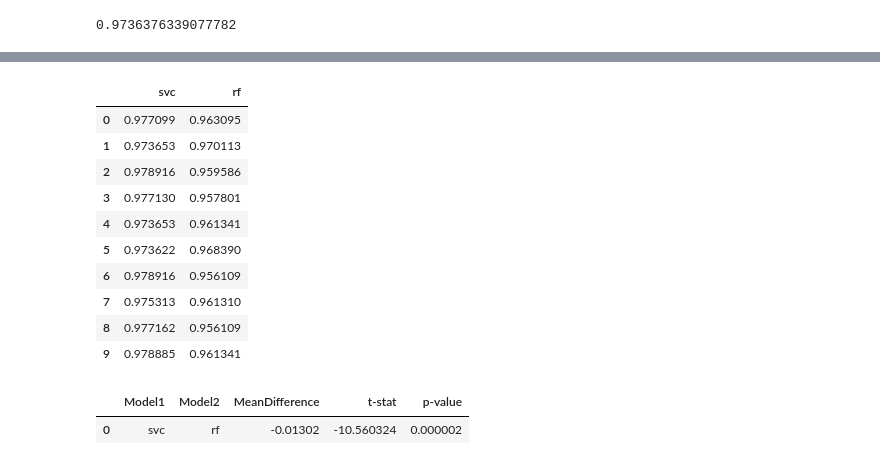
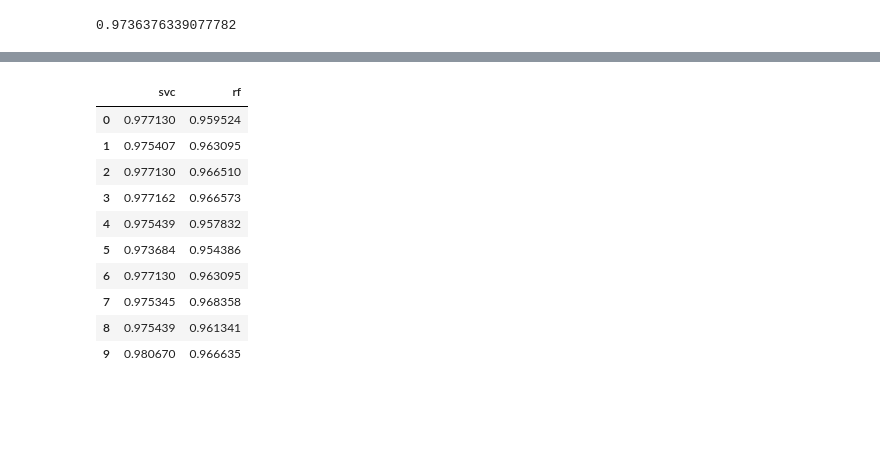
Before and after one commit to dsbowen/fast-automl, a Jupyter notebook: src/test.ipynb, the cells around one changed output, grey strips where cells are left out. Cells and saved outputs as stored; diff of their text form; code cells hidden in the pictures; blank space fills up the shorter version.

Commit message:
with moderation test

```diff
--- a/src/test.ipynb
+++ b/src/test.ipynb
@@ -107,8 +55,6 @@ def gen_score_plot(df):
 # %%
 %%time
 
-from sklearn.metrics import accuracy_score
-
-score_df = cv_test(estimators, X, y, accuracy_score, 10, 10, parallel=True)
+score_df, comparison_df = cv_test(estimators, X, y, accuracy_score, repeat=10, cv=10, parallel=True)
 score_df
 # %% [output]
@@ -117,17 +63,11 @@ Wall time: 11.8 s
 |  | svc | rf |
-| 0 | 0.977099 | 0.963095 |
-| 1 | 0.973653 | 0.970113 |
-| 2 | 0.978916 | 0.959586 |
-| 3 | 0.977130 | 0.957801 |
-| 4 | 0.973653 | 0.961341 |
-| 5 | 0.973622 | 0.968390 |
-| 6 | 0.978916 | 0.956109 |
-| 7 | 0.975313 | 0.961310 |
-| 8 | 0.977162 | 0.956109 |
-| 9 | 0.978885 | 0.961341 |
+| 0 | 0.977130 | 0.959524 |
+| 1 | 0.975407 | 0.963095 |
+| 2 | 0.977130 | 0.966510 |
+| 3 | 0.977162 | 0.966573 |
+| 4 | 0.975439 | 0.957832 |
+| 5 | 0.973684 | 0.954386 |
+| 6 | 0.977130 | 0.963095 |
+| 7 | 0.975345 | 0.968358 |
+| 8 | 0.975439 | 0.961341 |
+| 9 | 0.980670 | 0.966635 |
-# %%
-comparison_df = run_pairwise_tests(score_df)
-comparison_df
-# %% [output]
-|  | Model1 | Model2 | MeanDifference | t-stat | p-value |
-| 0 | svc | rf | -0.01302 | -10.560324 | 0.000002 |
```
Also changed, not shown: parts of 12 cells of this notebook, 10 other files.
